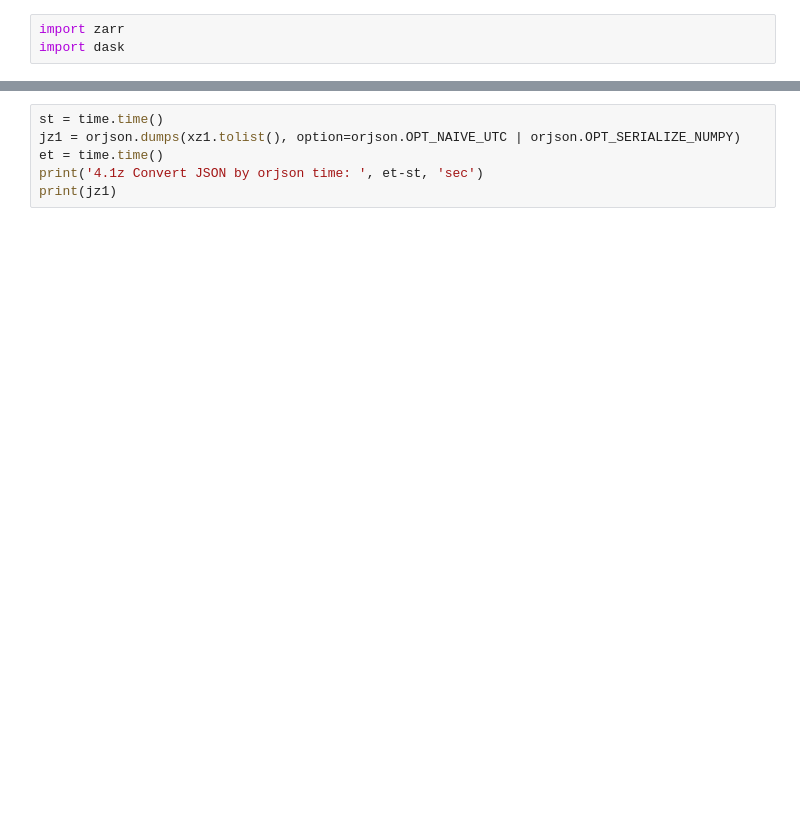
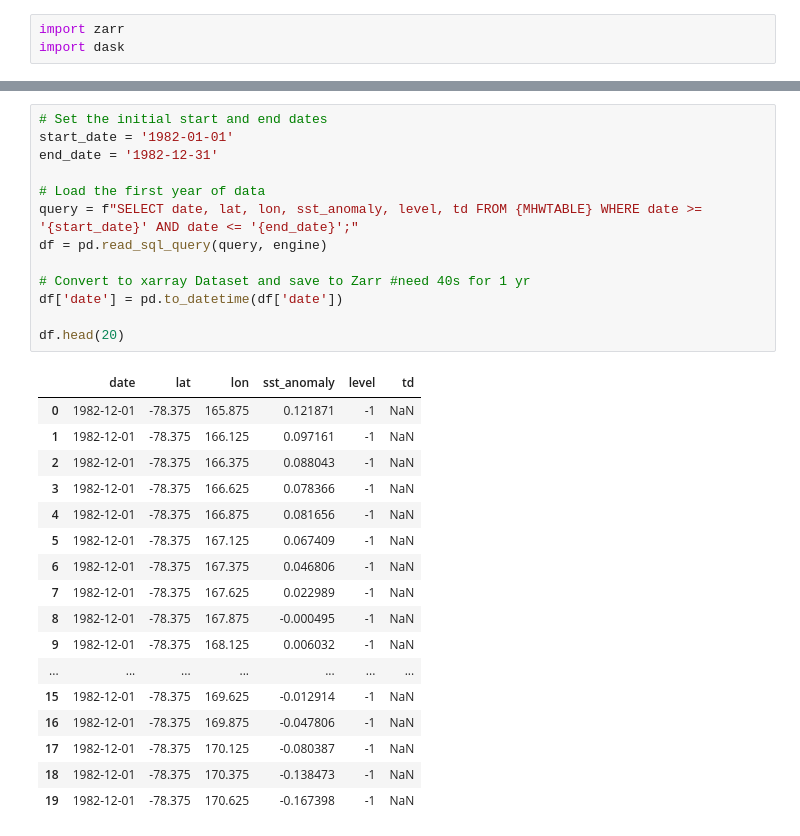
Before and after one commit to cywhale/marineheatwave, a Jupyter notebook: API/read_mhw_db01.ipynb, the cells around one changed output, grey strips where cells are left out. Drawn from its saved outputs; the diff is of its cells as text; blank space fills up the shorter version.

```diff
--- a/API/read_mhw_db01.ipynb
+++ b/API/read_mhw_db01.ipynb
@@ -407,6 +255,31 @@ print(xz1)
-# %%
-st = time.time()
-jz1 = orjson.dumps(xz1.tolist(), option=orjson.OPT_NAIVE_UTC | orjson.OPT_SERIALIZE_NUMPY)
-et = time.time()
-print('4.1z Convert JSON by orjson time: ', et-st, 'sec')
-print(jz1)
+# %%
+# Set the initial start and end dates
+start_date = '1982-01-01'
+end_date = '1982-12-31'
+
+# Load the first year of data
+query = f"SELECT date, lat, lon, sst_anomaly, level, td FROM {MHWTABLE} WHERE date >= '{start_date}' AND date <= '{end_date}';"
+df = pd.read_sql_query(query, engine)
+
+# Convert to xarray Dataset and save to Zarr #need 40s for 1 yr
+df['date'] = pd.to_datetime(df['date'])
+
+df.head(20)
+# %% [output]
+|  | date | lat | lon | sst_anomaly | level | td |
+| 0 | 1982-12-01 | -78.375 | 165.875 | 0.121871 | -1 | NaN |
+| 1 | 1982-12-01 | -78.375 | 166.125 | 0.097161 | -1 | NaN |
+| 2 | 1982-12-01 | -78.375 | 166.375 | 0.088043 | -1 | NaN |
+| 3 | 1982-12-01 | -78.375 | 166.625 | 0.078366 | -1 | NaN |
+| 4 | 1982-12-01 | -78.375 | 166.875 | 0.081656 | -1 | NaN |
+| 5 | 1982-12-01 | -78.375 | 167.125 | 0.067409 | -1 | NaN |
+| 6 | 1982-12-01 | -78.375 | 167.375 | 0.046806 | -1 | NaN |
+| 7 | 1982-12-01 | -78.375 | 167.625 | 0.022989 | -1 | NaN |
+| 8 | 1982-12-01 | -78.375 | 167.875 | -0.000495 | -1 | NaN |
+| 9 | 1982-12-01 | -78.375 | 168.125 | 0.006032 | -1 | NaN |
+| ... | ... | ... | ... | ... | ... | ... |
+| 15 | 1982-12-01 | -78.375 | 169.625 | -0.012914 | -1 | NaN |
+| 16 | 1982-12-01 | -78.375 | 169.875 | -0.047806 | -1 | NaN |
+| 17 | 1982-12-01 | -78.375 | 170.125 | -0.080387 | -1 | NaN |
+| 18 | 1982-12-01 | -78.375 | 170.375 | -0.138473 | -1 | NaN |
+| 19 | 1982-12-01 | -78.375 | 170.625 | -0.167398 | -1 | NaN |
```
Also changed, not shown: parts of 28 cells of this notebook.
